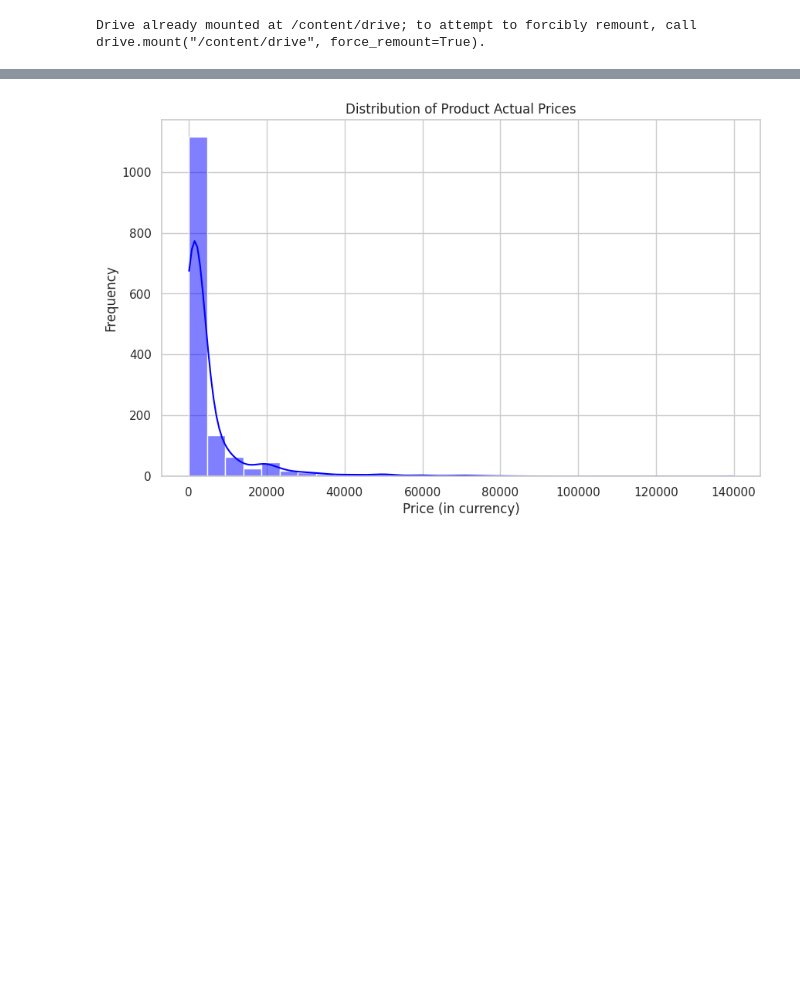
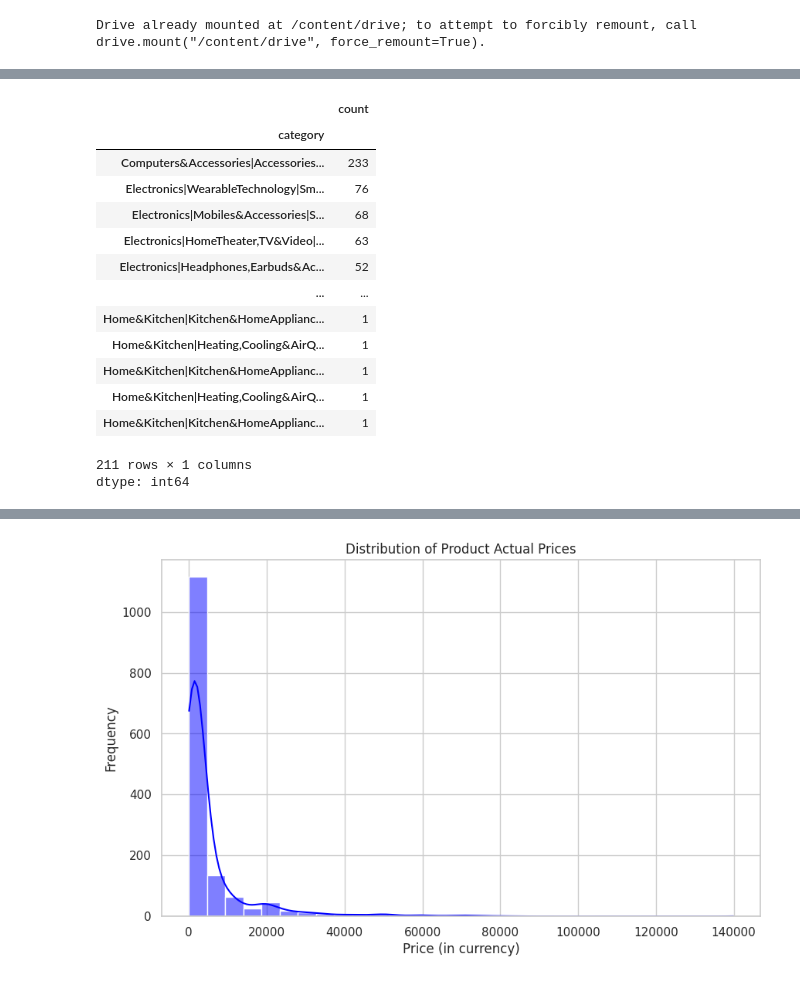
Before and after one commit to ggosdinski/Amazon-Sales-Repository, a Jupyter notebook: AmazonSalesAnalysis.ipynb, the cells around one changed output, grey strips where cells are left out. Drawn from its saved outputs; the diff is of its cells as text; code cells hidden in the pictures; blank space fills up the shorter version.

```diff
--- a/AmazonSalesAnalysis.ipynb
+++ b/AmazonSalesAnalysis.ipynb
@@ -56,0 +75,18 @@ np.int64(0)
+# %%
+df['category'].value_counts()
+# %% [output]
+|  | count |
+| category |  |
+| Computers&Accessories|Accessories... | 233 |
+| Electronics|WearableTechnology|Sm... | 76 |
+| Electronics|Mobiles&Accessories|S... | 68 |
+| Electronics|HomeTheater,TV&Video|... | 63 |
+| Electronics|Headphones,Earbuds&Ac... | 52 |
+| ... | ... |
+| Home&Kitchen|Kitchen&HomeApplianc... | 1 |
+| Home&Kitchen|Heating,Cooling&AirQ... | 1 |
+| Home&Kitchen|Kitchen&HomeApplianc... | 1 |
+| Home&Kitchen|Heating,Cooling&AirQ... | 1 |
+| Home&Kitchen|Kitchen&HomeApplianc... | 1 |
+211 rows × 1 columns
+dtype: int64
```
Also changed, not shown: parts of 14 cells of this notebook.
